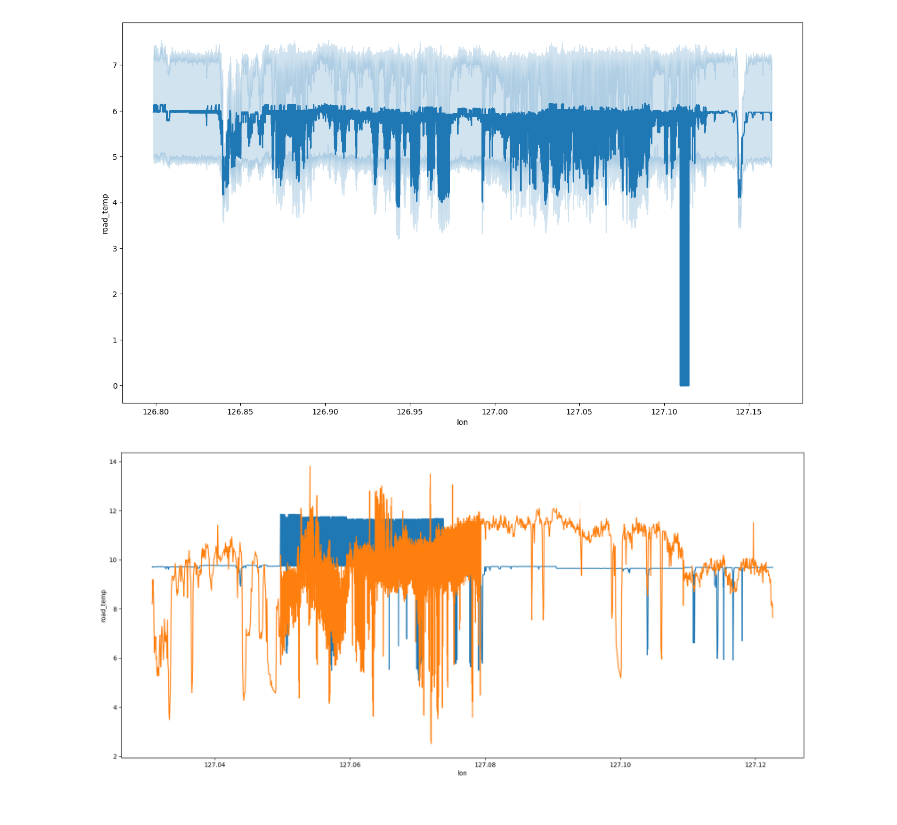
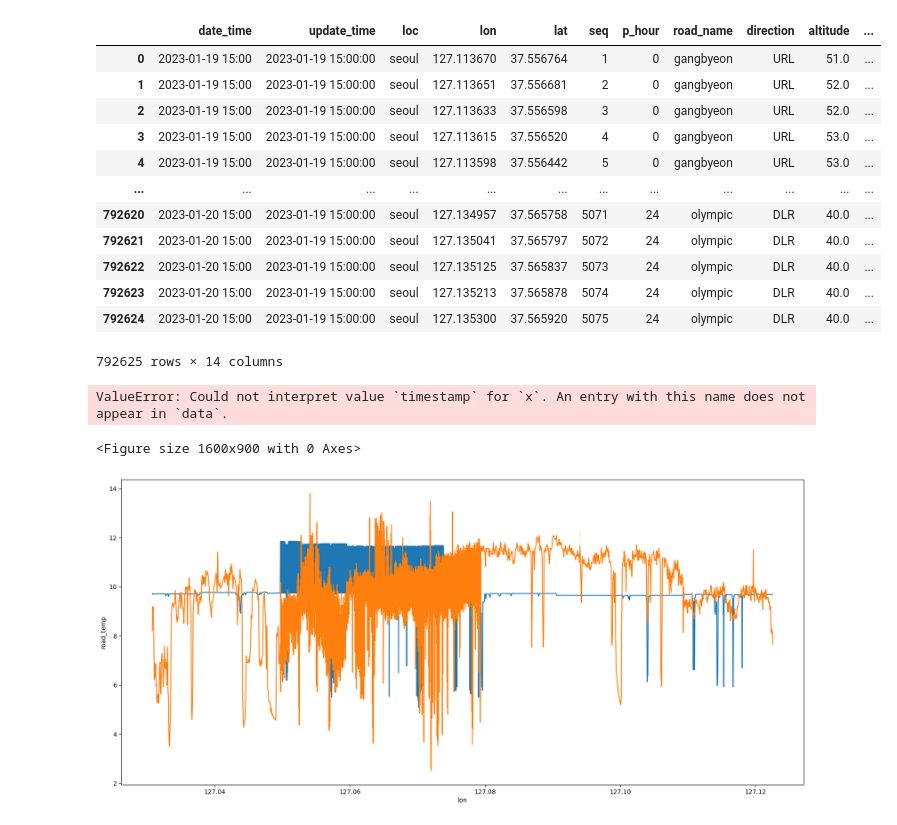
Before and after one commit to righttrue/model_verify, a Jupyter notebook: 0816_지형구조파악.ipynb, the cells around one changed output. Drawn from its saved outputs; the diff is of its cells as text; code cells hidden in the pictures.

```diff
--- a/0816_지형구조파악.ipynb
+++ b/0816_지형구조파악.ipynb
@@ -38,13 +31,31 @@ plt.show()
 file_dir = r'C:\Users\user\Desktop\모델검증\DATA\MODEL\seoul\jr\202301\19'
 file_name = "KMA_HUFS_ROAD-P_seoul_20230119150000.csv"
 df_pred = pd.read_csv(os.path.join(file_dir,file_name))
+# %%
+df_pred
+# %% [output]
+|  | date_time | update_time | loc | lon | lat | seq | p_hour | road_name | direction | altitude | ... |
+| 0 | 2023-01-19 15:00 | 2023-01-19 15:00:00 | seoul | 127.113670 | 37.556764 | 1 | 0 | gangbyeon | URL | 51.0 | ... |
+| 1 | 2023-01-19 15:00 | 2023-01-19 15:00:00 | seoul | 127.113651 | 37.556681 | 2 | 0 | gangbyeon | URL | 52.0 | ... |
+| 2 | 2023-01-19 15:00 | 2023-01-19 15:00:00 | seoul | 127.113633 | 37.556598 | 3 | 0 | gangbyeon | URL | 52.0 | ... |
+| 3 | 2023-01-19 15:00 | 2023-01-19 15:00:00 | seoul | 127.113615 | 37.556520 | 4 | 0 | gangbyeon | URL | 53.0 | ... |
+| 4 | 2023-01-19 15:00 | 2023-01-19 15:00:00 | seoul | 127.113598 | 37.556442 | 5 | 0 | gangbyeon | URL | 53.0 | ... |
+| ... | ... | ... | ... | ... | ... | ... | ... | ... | ... | ... | ... |
+| 792620 | 2023-01-20 15:00 | 2023-01-19 15:00:00 | seoul | 127.134957 | 37.565758 | 5071 | 24 | olympic | DLR | 40.0 | ... |
+| 792621 | 2023-01-20 15:00 | 2023-01-19 15:00:00 | seoul | 127.135041 | 37.565797 | 5072 | 24 | olympic | DLR | 40.0 | ... |
+| 792622 | 2023-01-20 15:00 | 2023-01-19 15:00:00 | seoul | 127.135125 | 37.565837 | 5073 | 24 | olympic | DLR | 40.0 | ... |
+| 792623 | 2023-01-20 15:00 | 2023-01-19 15:00:00 | seoul | 127.135213 | 37.565878 | 5074 | 24 | olympic | DLR | 40.0 | ... |
+| 792624 | 2023-01-20 15:00 | 2023-01-19 15:00:00 | seoul | 127.135300 | 37.565920 | 5075 | 24 | olympic | DLR | 40.0 | ... |
+792625 rows × 14 columns
 # %%
 plt.figure(figsize=(16,9))
-sns.lineplot(data = df_pred , x = 'lon',y= 'road_temp')
+# sns.lineplot(data = df_pred , x = 'lon',y= 'road_temp')
+sns.lineplot(data = df_pred , x = 'timestamp',y= 'road_temp')
 
 plt.show()
 # %% [output]
-[figure, removed]
+ValueError: Could not interpret value `timestamp` for `x`. An entry with this name does not appear in `data`.
+<Figure size 1600x900 with 0 Axes>
 # %%
 file_dir = r'C:\Users\user\Desktop\모델검증\DATA\veri\dongbu\19'
 file_name =  "dongbu20230119U_jr.csv"
```
Also changed, not shown: parts of 7 cells of this notebook.
